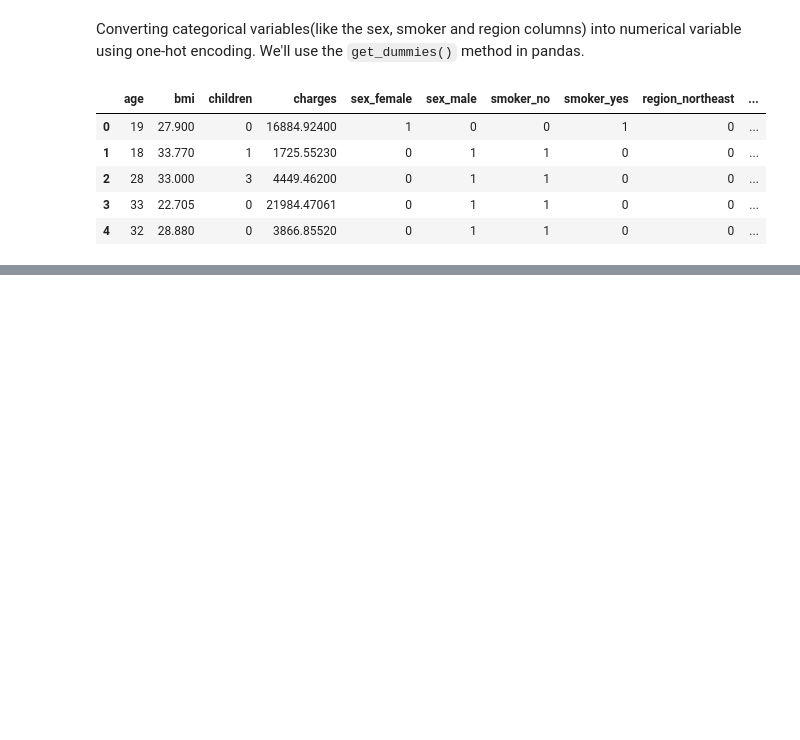
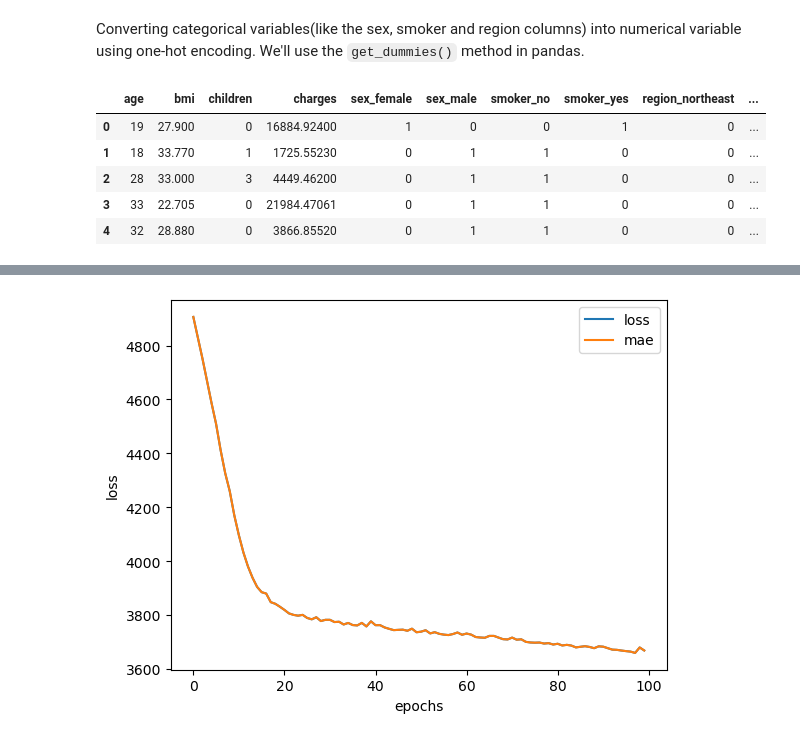
Before and after one commit to Pseudophoenix/Tensorflow-Practice, a Jupyter notebook: tensorflow_insurance.ipynb, the cells around one changed output, grey strips where cells are left out. Cells and saved outputs as stored; diff of their text form; code cells hidden in the pictures; blank space fills up the shorter version.

```diff
--- a/tensorflow_insurance.ipynb
+++ b/tensorflow_insurance.ipynb
@@ -27,0 +68,10 @@ insurance_one_hot.head()
+# %%
+# Try training for a little longer (100 more epochs)
+history_2 = insurance_model.fit(X_train, y_train, epochs=100, verbose=0)
+# %%
+# Plot history (also known as a loss curve)
+pd.DataFrame(history_2.history).plot()
+plt.ylabel("loss")
+plt.xlabel("epochs");
+# %% [output]
+[figure, added]
```
Also changed, not shown: parts of 8 cells of this notebook.
